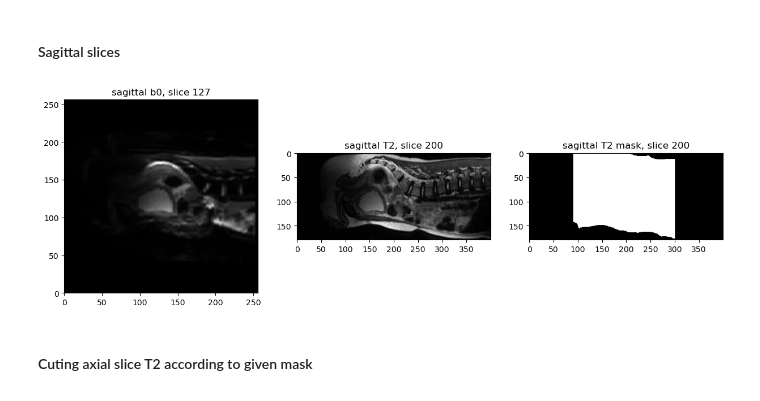
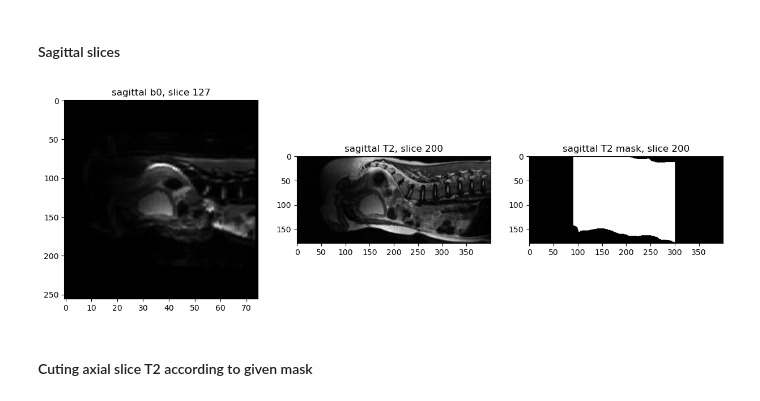
Before and after one commit to CharlineCuraut/Registration_IRM_T2_DWI_b0, a Jupyter notebook: registration_IRM_T2_DWI_b0.ipynb, the cells around one changed output. Cells and saved outputs as stored; diff of their text form; code cells hidden in the pictures.

```diff
--- a/registration_IRM_T2_DWI_b0.ipynb
+++ b/registration_IRM_T2_DWI_b0.ipynb
@@ -132,24 +133,25 @@ plt.show()
 # %%
 fig = plt.figure(figsize=(15,5))
 
 plt.subplot(1,3,1)
 sagittal_b0 = minor_b0[127,:,:]
-plt.imshow(sagittal_b0, cmap="gray", extent=(0,256,0,256))
+plt.imshow(sagittal_b0, cmap="gray")
+plt.gca().set_aspect(aspect=0.3)
 plt.title("sagittal b0, slice 127")
 
 plt.subplot(1,3,2)
 sagittal_T2 = minor_T2[200,:,:]
 plt.imshow(sagittal_T2, cmap="gray")
 plt.title("sagittal T2, slice 200")
 
 plt.subplot(1,3,3)
 sagittal_T2_mask = minor_T2_mask[200,:,:]
 plt.imshow(sagittal_T2_mask, cmap="gray")
 plt.title("sagittal T2 mask, slice 200")
 
 plt.show()
 # %% [output]
-[figure, old version]
+[figure, new version]
 # %% [markdown]
 #### Cuting axial slice T2 according to given mask
 # %%
```
Also changed, not shown: parts of 14 cells of this notebook.
